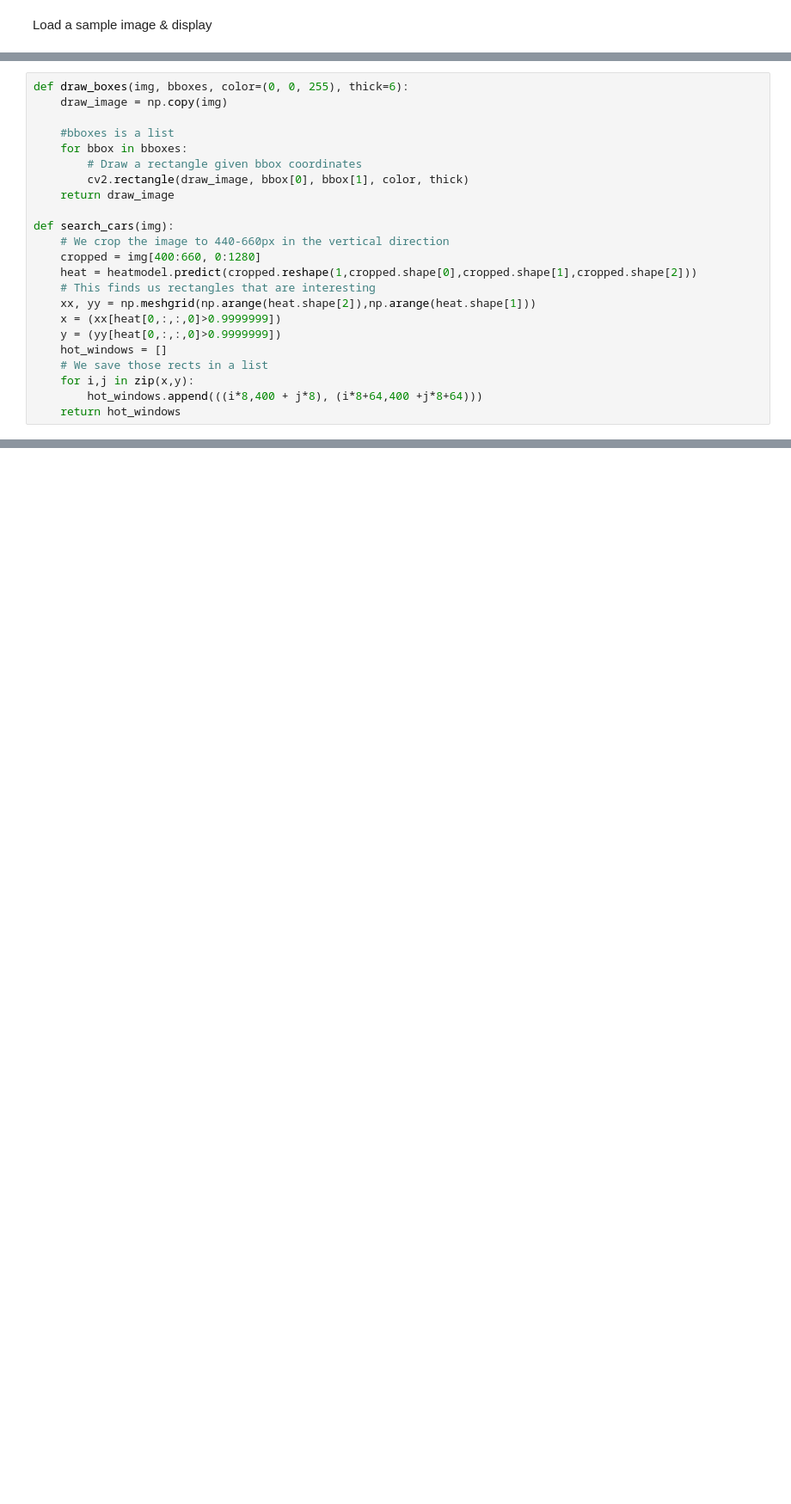
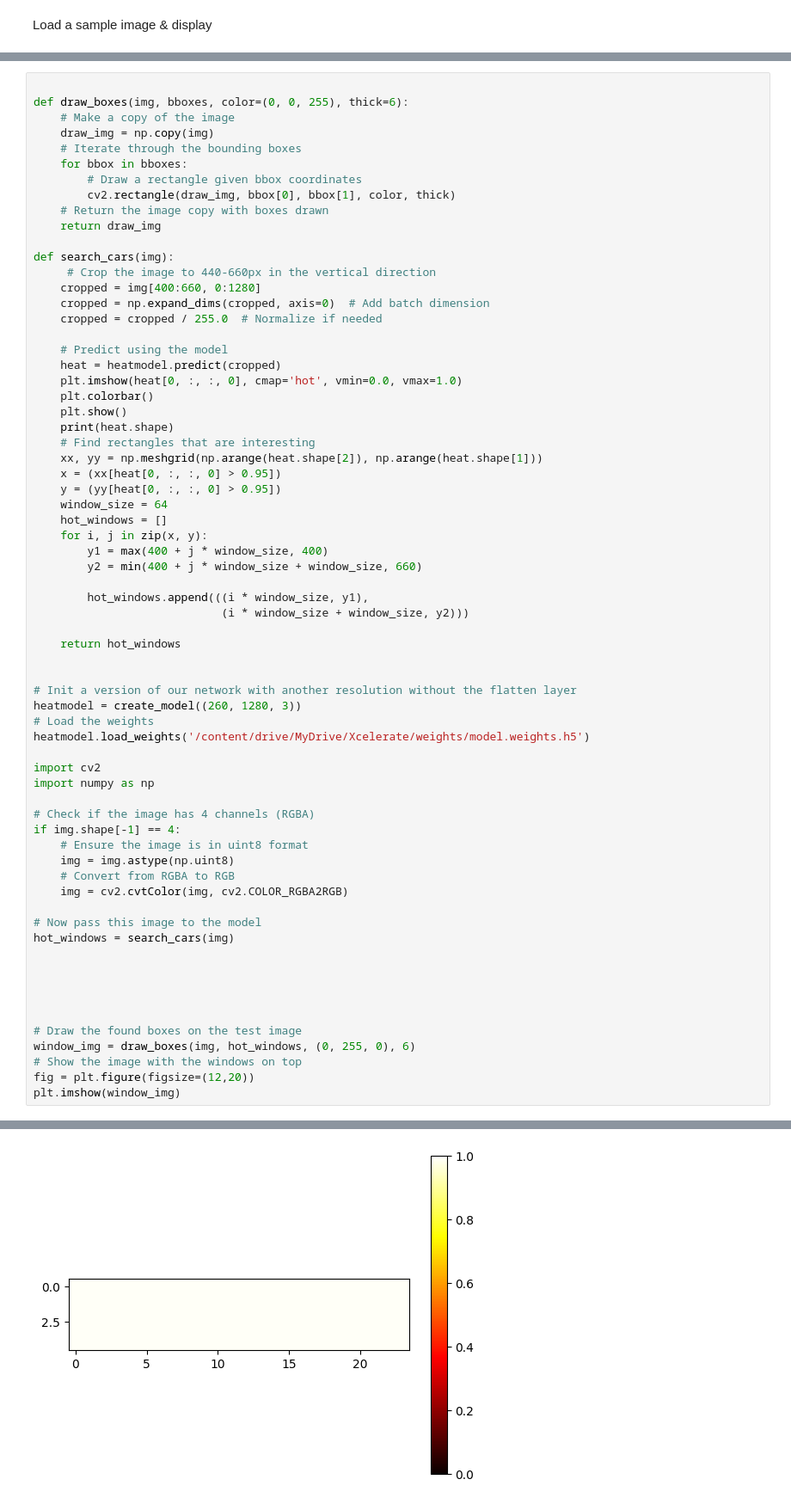
Before and after one commit to yashogale30/Xcelerate, a Jupyter notebook: Lane and car detection project/xcelerate.ipynb, the cells around one changed output, grey strips where cells are left out. Shown at 86% size. Saved outputs shown, nothing was run; the diff lists cells and outputs as text; blank space fills up the shorter version.

```diff
--- a/Lane and car detection project/xcelerate.ipynb
+++ b/Lane and car detection project/xcelerate.ipynb
@@ -203,23 +318,68 @@ Finding cars using CNN and then drawing a box around it
 # %%
+
 def draw_boxes(img, bboxes, color=(0, 0, 255), thick=6):
-    draw_image = np.copy(img)
-
-    #bboxes is a list
+    # Make a copy of the image
+    draw_img = np.copy(img)
+    # Iterate through the bounding boxes
     for bbox in bboxes:
         # Draw a rectangle given bbox coordinates
-        cv2.rectangle(draw_image, bbox[0], bbox[1], color, thick)
-    return draw_image
+        cv2.rectangle(draw_img, bbox[0], bbox[1], color, thick)
+    # Return the image copy with boxes drawn
+    return draw_img
 
 def search_cars(img):
-    # We crop the image to 440-660px in the vertical direction
+     # Crop the image to 440-660px in the vertical direction
     cropped = img[400:660, 0:1280]
-    heat = heatmodel.predict(cropped.reshape(1,cropped.shape[0],cropped.shape[1],cropped.shape[2]))
-    # This finds us rectangles that are interesting
-    xx, yy = np.meshgrid(np.arange(heat.shape[2]),np.arange(heat.shape[1]))
-    x = (xx[heat[0,:,:,0]>0.9999999])
-    y = (yy[heat[0,:,:,0]>0.9999999])
+    cropped = np.expand_dims(cropped, axis=0)  # Add batch dimension
+    cropped = cropped / 255.0  # Normalize if needed
+
+    # Predict using the model
+    heat = heatmodel.predict(cropped)
+    plt.imshow(heat[0, :, :, 0], cmap='hot', vmin=0.0, vmax=1.0)
+    plt.colorbar()
+    plt.show()
+    print(heat.shape)
+    # Find rectangles that are interesting
+    xx, yy = np.meshgrid(np.arange(heat.shape[2]), np.arange(heat.shape[1]))
+    x = (xx[heat[0, :, :, 0] > 0.95])
+    y = (yy[heat[0, :, :, 0] > 0.95])
+    window_size = 64
     hot_windows = []
-    # We save those rects in a list
-    for i,j in zip(x,y):
-        hot_windows.append(((i*8,400 + j*8), (i*8+64,400 +j*8+64)))
+    for i, j in zip(x, y):
+        y1 = max(400 + j * window_size, 400)
+        y2 = min(400 + j * window_size + window_size, 660)
+
+        hot_windows.append(((i * window_size, y1),
+                            (i * window_size + window_size, y2)))
+
     return hot_windows
+
+
+# Init a version of our network with another resolution without the flatten layer
+heatmodel = create_model((260, 1280, 3))
+# Load the weights
+heatmodel.load_weights('/content/drive/MyDrive/Xcelerate/weights/model.weights.h5')
+
+import cv2
+import numpy as np
+
+# Check if the image has 4 channels (RGBA)
+if img.shape[-1] == 4:
+    # Ensure the image is in uint8 format
+    img = img.astype(np.uint8)
+    # Convert from RGBA to RGB
+    img = cv2.cvtColor(img, cv2.COLOR_RGBA2RGB)
+
+# Now pass this image to the model
+hot_windows = search_cars(img)
+
+
+
+
+
+# Draw the found boxes on the test image
+window_img = draw_boxes(img, hot_windows, (0, 255, 0), 6)
+# Show the image with the windows on top
+fig = plt.figure(figsize=(12,20))
+plt.imshow(window_img)
+# %% [output]
@@ -225,0 +387 @@ def search_cars(img):
+[figure, added]
```
Also changed, not shown: parts of 25 cells of this notebook.
